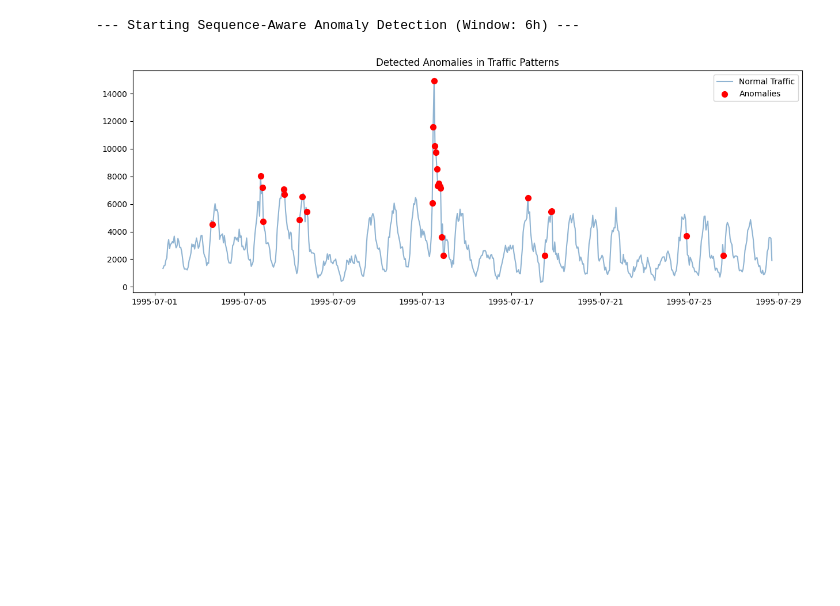
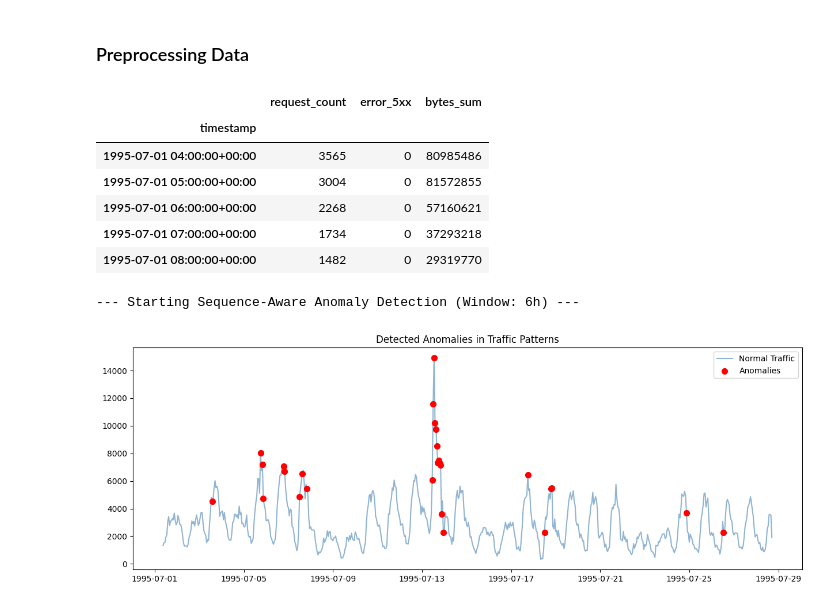
Before and after one commit to hinadome/ML_Project, a Jupyter notebook: notebook/EDA.ipynb, the cells around one changed output. Drawn from its saved outputs; the diff is of its cells as text; code cells hidden in the pictures; blank space fills up the shorter version.

```diff
--- a/EDA.ipynb
+++ b/notebook/EDA.ipynb
@@ -408,4 +428,4 @@ def run_comprehensive_training(df_raw):
 # %%
-hourly_df = ingest_and_aggregate("data/NASA_access_log_Jul95.gz")
+hourly_df = ingest_and_aggregate("../data/NASA_access_log_Jul95.gz")
 # %% [output]
 Ingesting logs...
@@ -413,3 +433,15 @@ Aggregation complete: 662 hourly intervals. (Took 7.75s)
+# %% [markdown]
+### Preprocessing Data
+# %%
+hourly_df.head()
+# %% [output]
+|  | request_count | error_5xx | bytes_sum |
+| timestamp |  |  |  |
+| 1995-07-01 04:00:00+00:00 | 3565 | 0 | 80985486 |
+| 1995-07-01 05:00:00+00:00 | 3004 | 0 | 81572855 |
+| 1995-07-01 06:00:00+00:00 | 2268 | 0 | 57160621 |
+| 1995-07-01 07:00:00+00:00 | 1734 | 0 | 37293218 |
+| 1995-07-01 08:00:00+00:00 | 1482 | 0 | 29319770 |
 # %%
 run_sequence_anomaly_detection(hourly_df)
 # %% [output]
```
Also changed, not shown: parts of 5 cells of this notebook, 1 other file.
